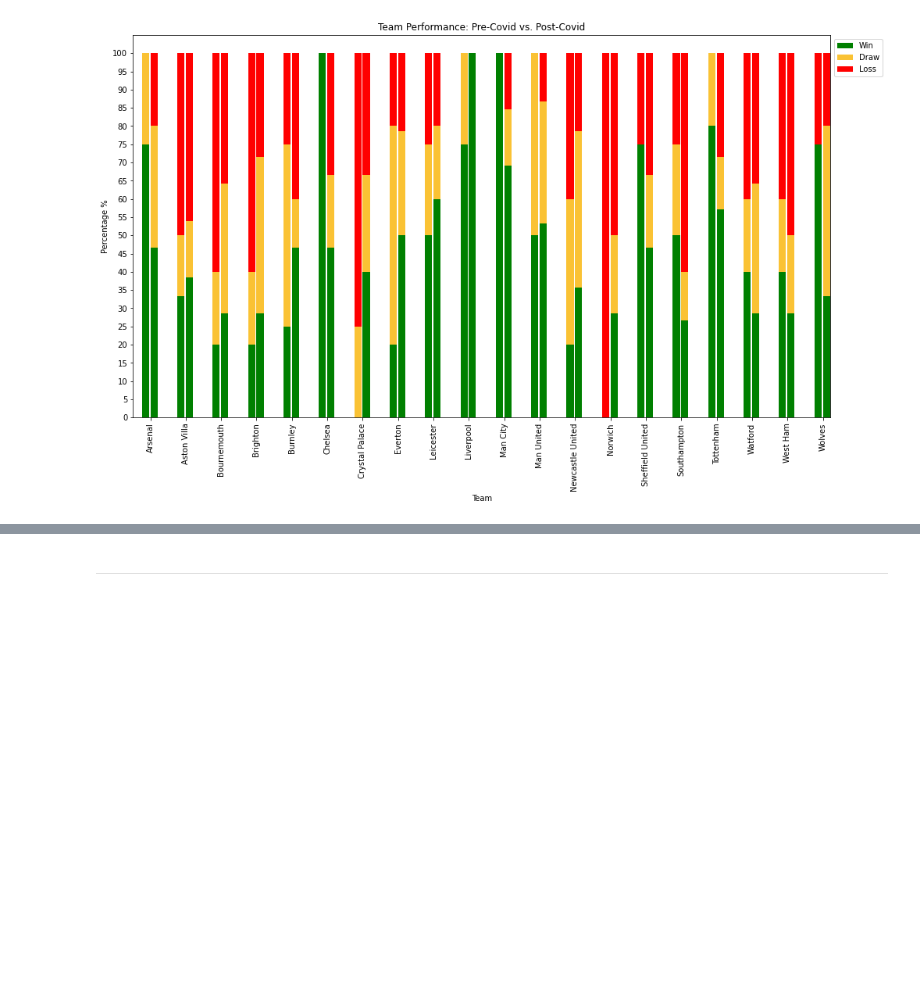
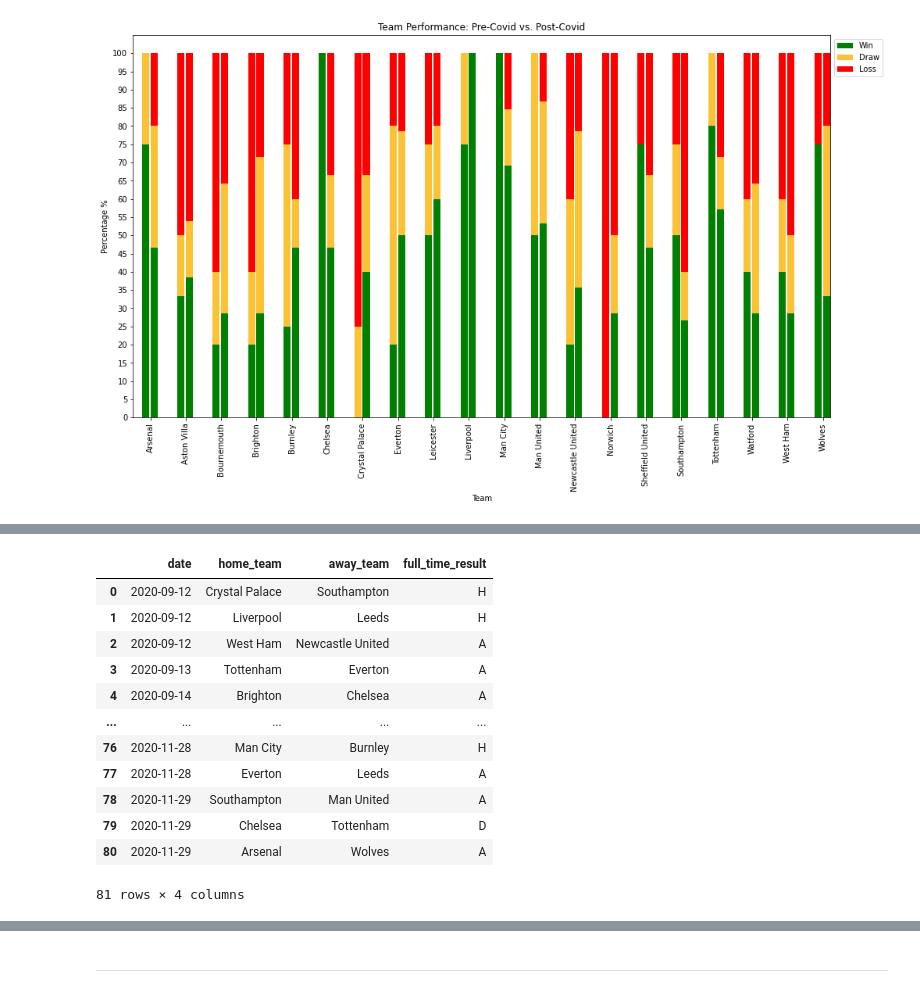
Before and after one commit to CharlesPeterMcCarthy/english-premier-league-2019-2020-statistical-analysis, a Jupyter notebook: epl-2019-2020.ipynb, the cells around one changed output, grey strips where cells are left out. Saved outputs shown, nothing was run; the diff lists cells and outputs as text; code cells hidden in the pictures; blank space fills up the shorter version.

```diff
--- a/epl-2019-2020.ipynb
+++ b/epl-2019-2020.ipynb
@@ -1962,0 +2014,16 @@ plt.show()
+# %%
+new_season_matches_df
+# %% [output]
+|  | date | home_team | away_team | full_time_result |
+| 0 | 2020-09-12 | Crystal Palace | Southampton | H |
+| 1 | 2020-09-12 | Liverpool | Leeds | H |
+| 2 | 2020-09-12 | West Ham | Newcastle United | A |
+| 3 | 2020-09-13 | Tottenham | Everton | A |
+| 4 | 2020-09-14 | Brighton | Chelsea | A |
+| ... | ... | ... | ... | ... |
+| 76 | 2020-11-28 | Man City | Burnley | H |
+| 77 | 2020-11-28 | Everton | Leeds | A |
+| 78 | 2020-11-29 | Southampton | Man United | A |
+| 79 | 2020-11-29 | Chelsea | Tottenham | D |
+| 80 | 2020-11-29 | Arsenal | Wolves | A |
+81 rows × 4 columns
```
Also changed, not shown: parts of 14 cells of this notebook.
